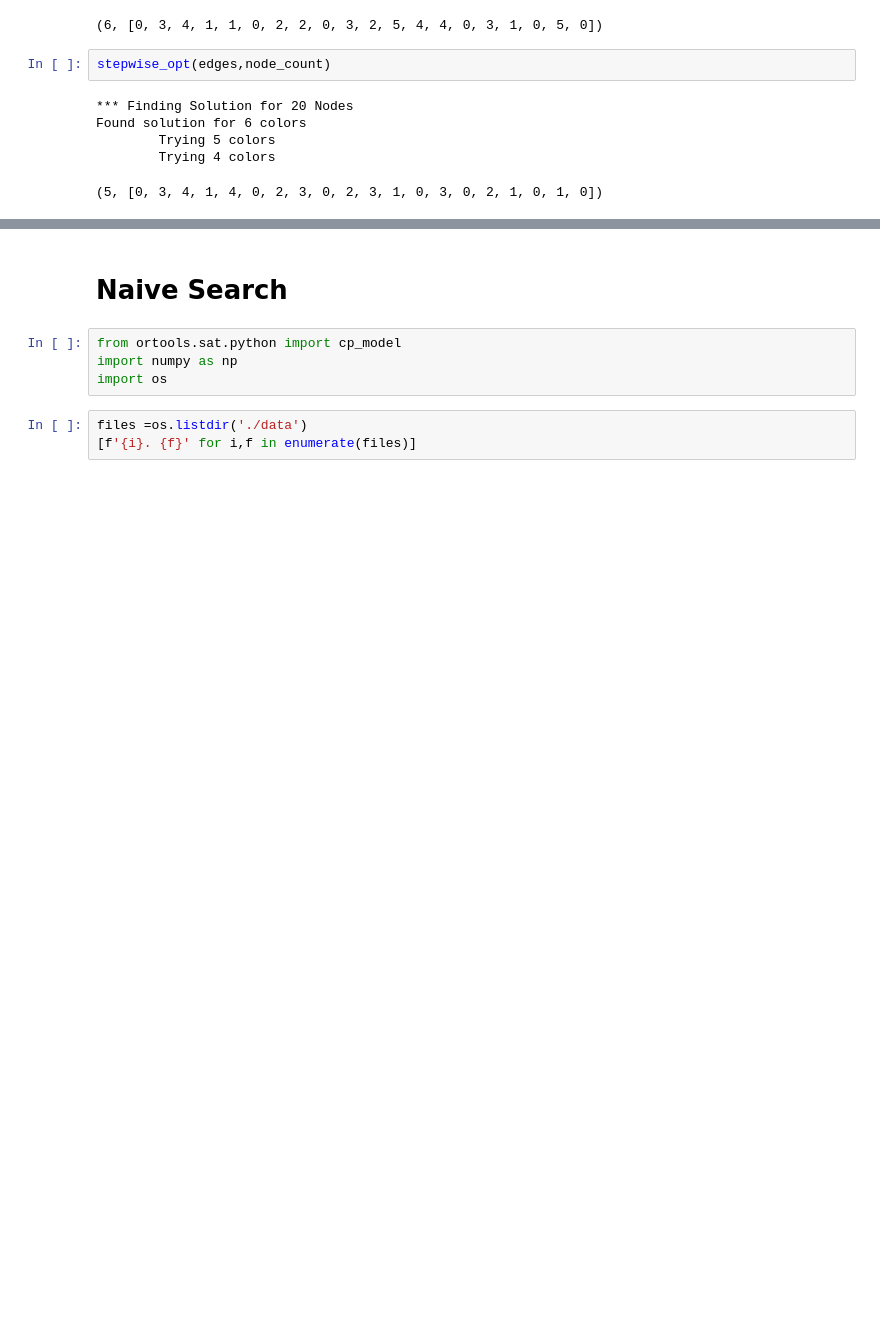
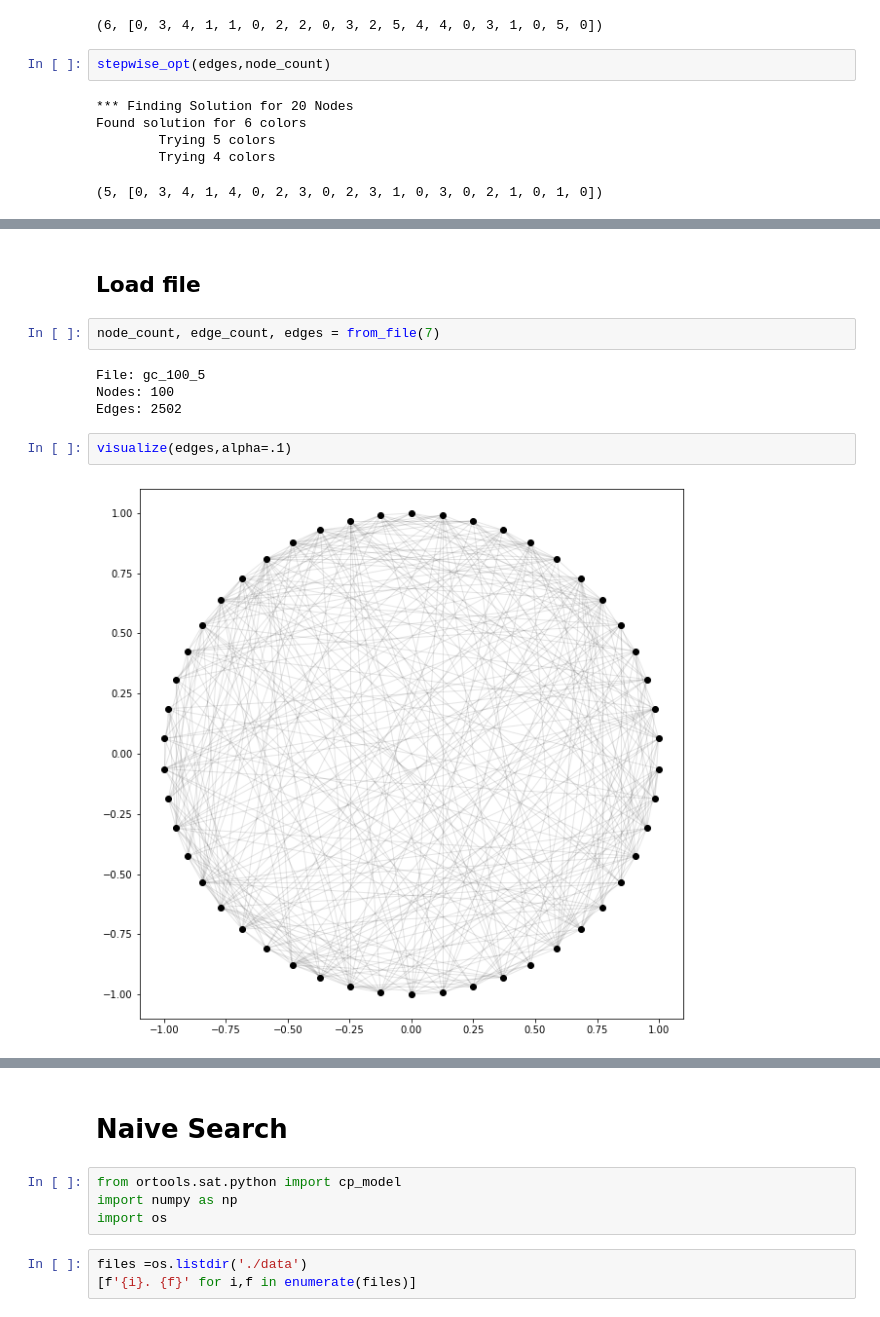
Before and after one commit to pooyad359/discrete-optim, a Jupyter notebook: 3 coloring/Coloring - experiments.ipynb, the cells around one changed output, grey strips where cells are left out. Drawn from its saved outputs; the diff is of its cells as text; blank space fills up the shorter version.

```diff
--- a/3 coloring/Coloring - experiments.ipynb
+++ b/3 coloring/Coloring - experiments.ipynb
@@ -639,0 +745,12 @@ Found solution for 6 colors
+# %% [markdown]
+## Load file
+# %%
+node_count, edge_count, edges = from_file(7)
+# %% [output]
+File: gc_100_5
+Nodes: 100
+Edges: 2502
+# %%
+visualize(edges,alpha=.1)
+# %% [output]
+[figure, added]
```
Also changed, not shown: parts of 39 cells of this notebook, 1 other file.
